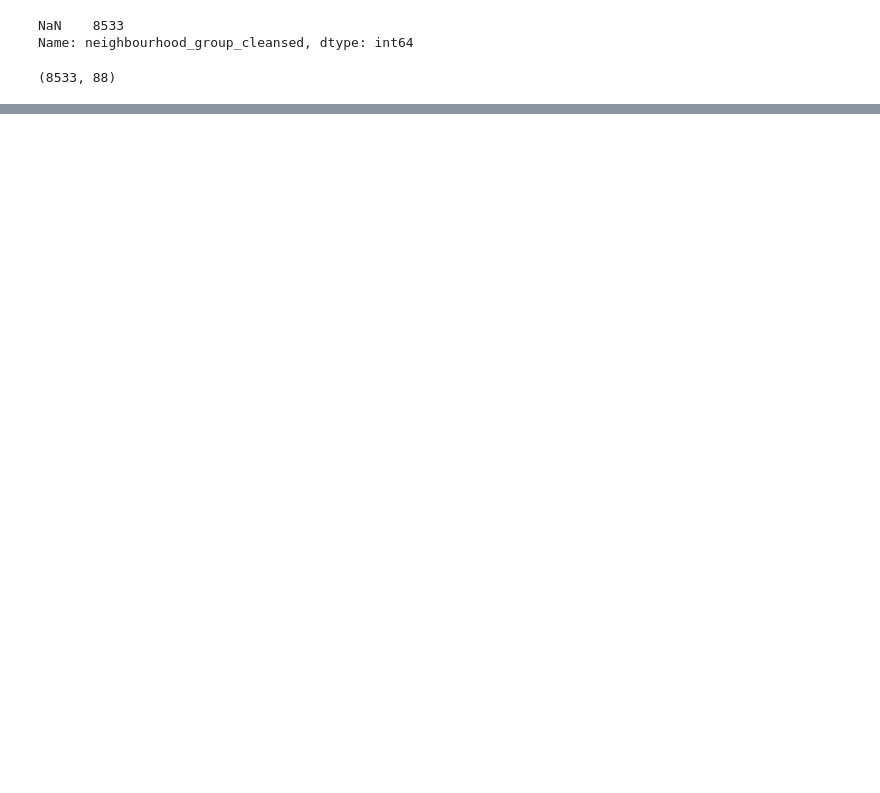
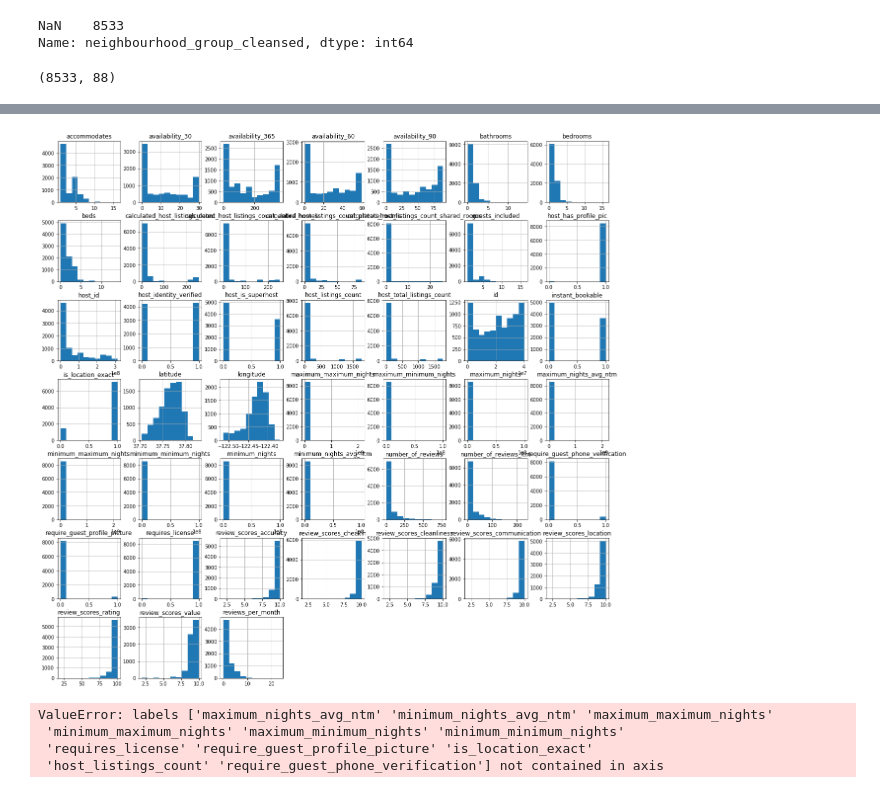
Before and after one commit to shabnami/Capstone_project_Airbnb, a Jupyter notebook: Airbnb.ipynb, the cells around one changed output, grey strips where cells are left out. Drawn from its saved outputs; the diff is of its cells as text; code cells hidden in the pictures; blank space fills up the shorter version.

```diff
--- a/Airbnb.ipynb
+++ b/Airbnb.ipynb
@@ -179,3 +196,7 @@ df = df.drop (null_columns , axis = 1)
 df.shape
 # %% [output]
 (8533, 88)
+# %%
+# dropping more columns that are more text since I will not be using NLP
+text_col_to_drop = ['name', 'summary', 'space', 'description', 'neighborhood_overview', 'notes', 'transit', 'access', 'interaction', 'house_rules','host_name', 'host_location', 'host_about', 'host_neighbourhood', 'host_verifications']
+df = df.drop(text_col_to_drop, axis=1)
@@ -206,0 +288,2 @@ Name: smart_location, dtype: int64
+# %%
+df.drop(['square_feet', 'monthly_price', 'weekly_price', 'license'], axis=1, inplace = True)
@@ -206,0 +299,17 @@ Name: smart_location, dtype: int64
+# %%
+# Replacing columns with f/t with 0/1
+df.replace({'f': 0, 't': 1}, inplace=True)
+
+# Plotting the distribution of numerical and boolean categories
+df.hist(figsize=(20,20))
+plt.show()
+# %% [output]
+[figure, added]
+# %%
+# based on the graphs above some of the columns seems to have mostly one value so will drop those
+df.drop(['maximum_nights_avg_ntm' , 'minimum_nights_avg_ntm' , 'maximum_maximum_nights', 'minimum_maximum_nights', 'maximum_minimum_nights', 'minimum_minimum_nights','requires_license','require_guest_profile_picture','is_location_exact','host_listings_count','require_guest_phone_verification','host_has_profile_pic','minimum_nights','maximum_nights'], axis=1, inplace = True)
+# %% [output]
+ValueError: labels ['maximum_nights_avg_ntm' 'minimum_nights_avg_ntm' 'maximum_maximum_nights'
+ 'minimum_maximum_nights' 'maximum_minimum_nights' 'minimum_minimum_nights'
+ 'requires_license' 'require_guest_profile_picture' 'is_location_exact'
+ 'host_listings_count' 'require_guest_phone_verification'] not contained in axis
```
Also changed, not shown: parts of 24 cells of this notebook.
